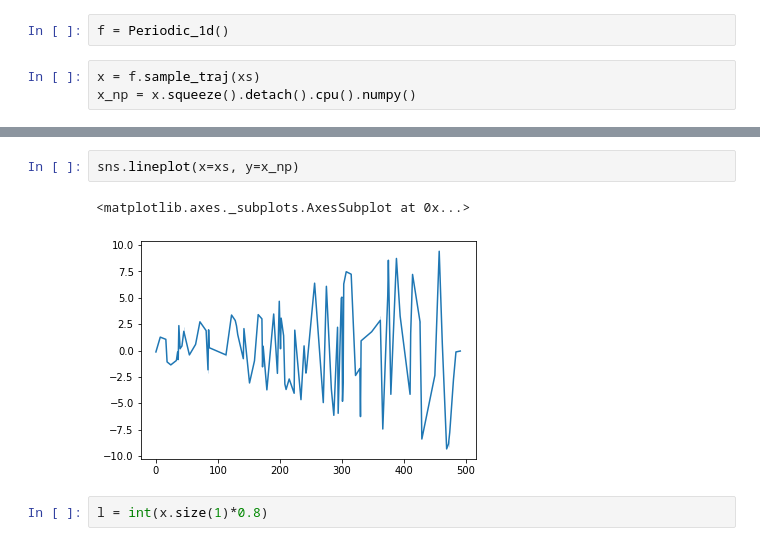
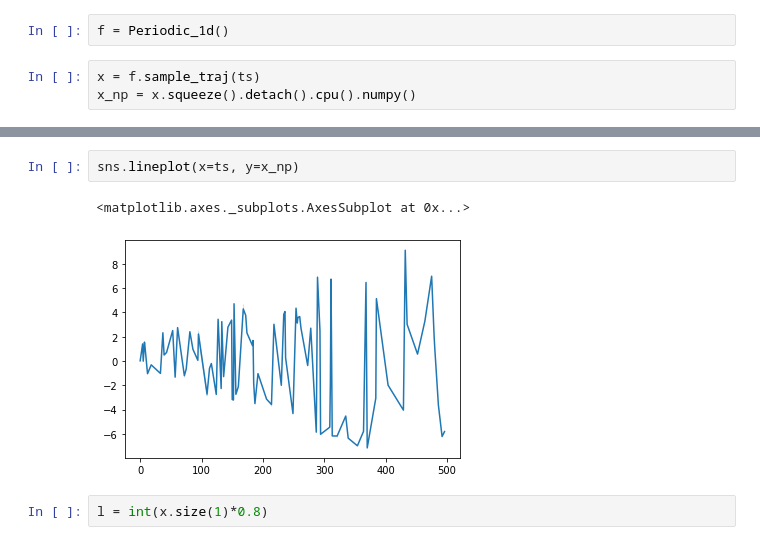
Before and after one commit to glennkroegel/pytorch-starlightcurves, a Jupyter notebook: toy_sample.ipynb, the cells around one changed output, grey strips where cells are left out. Cells and saved outputs as stored; diff of their text form.

```diff
--- a/toy_sample.ipynb
+++ b/toy_sample.ipynb
@@ -34,5 +37,5 @@ array([[0., 0.]])
 # %%
 f = Periodic_1d()
 # %%
-x = f.sample_traj(xs)
+x = f.sample_traj(ts)
 x_np = x.squeeze().detach().cpu().numpy()
@@ -59,8 +42,8 @@ array([-0.12561893,  1.2784193 ,  1.0700399 , -1.0723982 , -1.3538785 ,
 # %%
-sns.lineplot(x=xs, y=x_np)
+sns.lineplot(x=ts, y=x_np)
 # %% [output]
 <matplotlib.axes._subplots.AxesSubplot at 0x...>
-[figure, old version]
+[figure, new version]
 # %%
 l = int(x.size(1)*0.8)
 # %%
```
Also changed, not shown: parts of 18 cells of this notebook.
